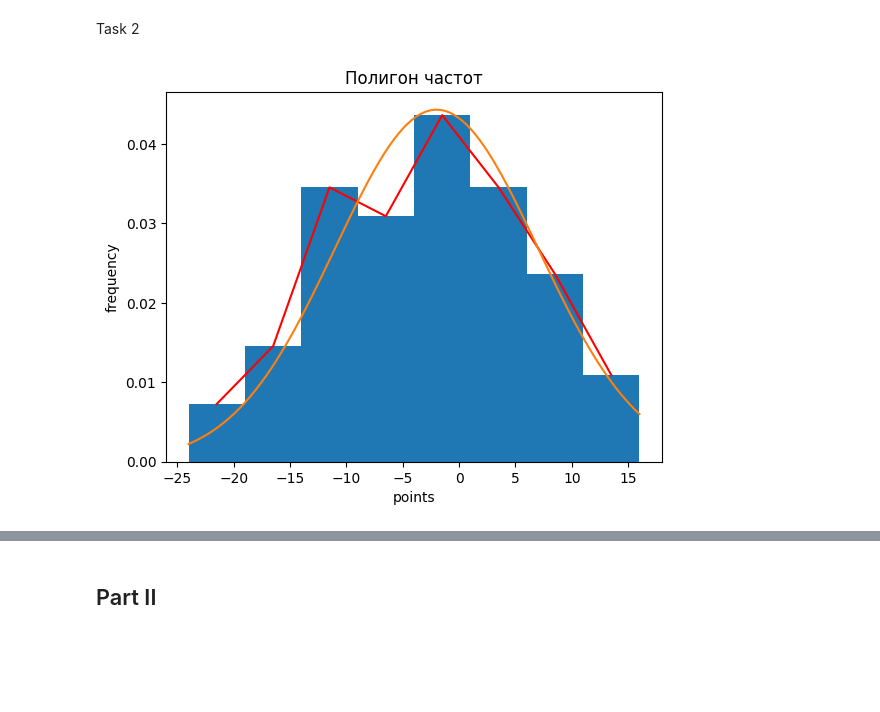
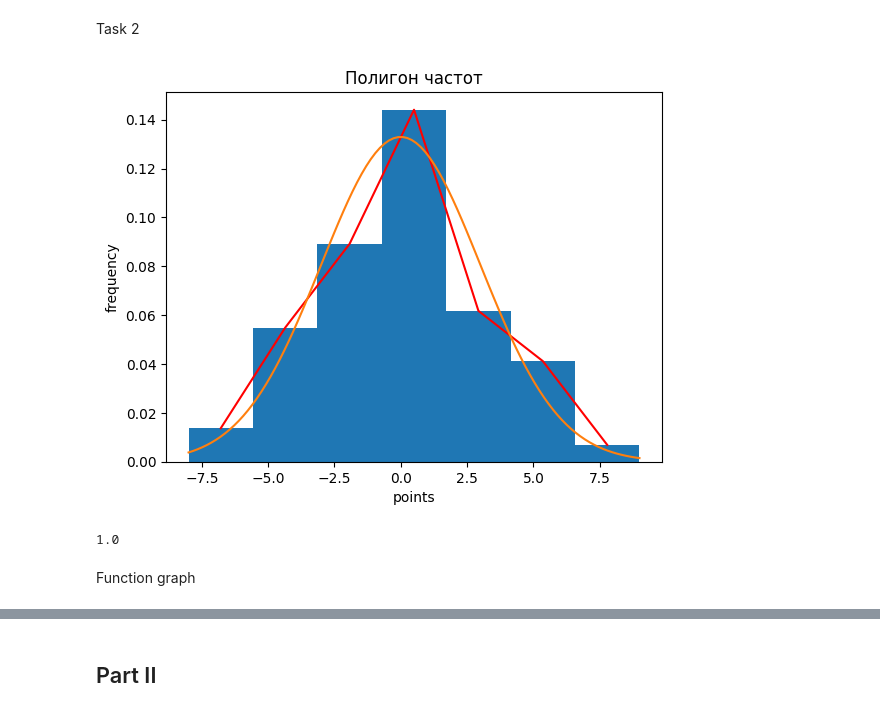
Before and after one commit to c0de1sl1fe/Probability, a Jupyter notebook: lab_1/main.ipynb, the cells around one changed output, grey strips where cells are left out. Drawn from its saved outputs; the diff is of its cells as text; code cells hidden in the pictures; blank space fills up the shorter version.

```diff
--- a/lab_1/main.ipynb
+++ b/lab_1/main.ipynb
@@ -9,13 +9,13 @@ Part I
 import matplotlib.pyplot as plt
 import numpy as np
 import scipy.stats as sts
-import matplotlib.pyplot as plt
-
+import pandas as pd
 import math
 
-n = 110
-a = -2
-sigma = 9
+n = 60
+a = 0
+sigma = 3
+q = 1.75
 # %% [markdown]
 Task 1
 # %%
@@ -77,7 +69,4 @@ for i in range(0, len(frequency)):
 frequency = np.array(frequency)
 
 print(f'\nСумма относительных частот - {(frequency/n).sum()}')
-# frequency = frequency/n
-# print(frequency)
-frequency = frequency/n
 # %% [output]
@@ -92,8 +80,2 @@ frequency = frequency/n
 
 Сумма относительных частот - 1.0
-# %%
-tmp = frequency/h
-for i in range(0, len(tmp)):
-    print(f'{i+1} interval: {tmp[i]}')
-print(f'Сумма абсолютных частот {tmp.sum()}')
-frequency = tmp
@@ -115,0 +88,5 @@ plt.stairs(frequency, intervals, fill=True)
+# %%
+my_pdf = frequency/(h*n)
+for i in range(0, len(my_pdf)):
+    print(f'{i+1} interval: {my_pdf[i]}')
+# print(f'Сумма абсолютных частот {tmp.sum()}')
@@ -117,19 +112,28 @@ plt.stairs(frequency, intervals, fill=True)
 Task 2
 # %%
 lineY = []
-for i in frequency:
+for i in my_pdf:
     lineY.append(i)
 lineX = []
 for i in range(0, len(intervals)-1):
     lineX.append(intervals[i]+h/2)
-plt.stairs(frequency, intervals, fill=True)
+plt.stairs(my_pdf, intervals, fill=True)
 plt.plot(lineX, lineY, color="red")
-import scipy.stats as stats
 x = np.linspace(min_smpl, max_smpl, 100)
-plt.plot(x, stats.norm.pdf(x, a, sigma))
+plt.plot(x, sts.norm.pdf(x, a, sigma))
 plt.title('Полигон частот')
 plt.xlabel('points')
 plt.ylabel('frequency')
 plt.show()
 # %% [output]
-[figure, old version]
+[figure, new version]
+# %%
+# check
+need_to_be_zero = 0
+for i in frequency/n/h:
+    need_to_be_zero+=i*h
+print(need_to_be_zero)
+# %% [output]
+1.0
+# %% [markdown]
+Function graph
```
Also changed, not shown: parts of 16 cells of this notebook.
